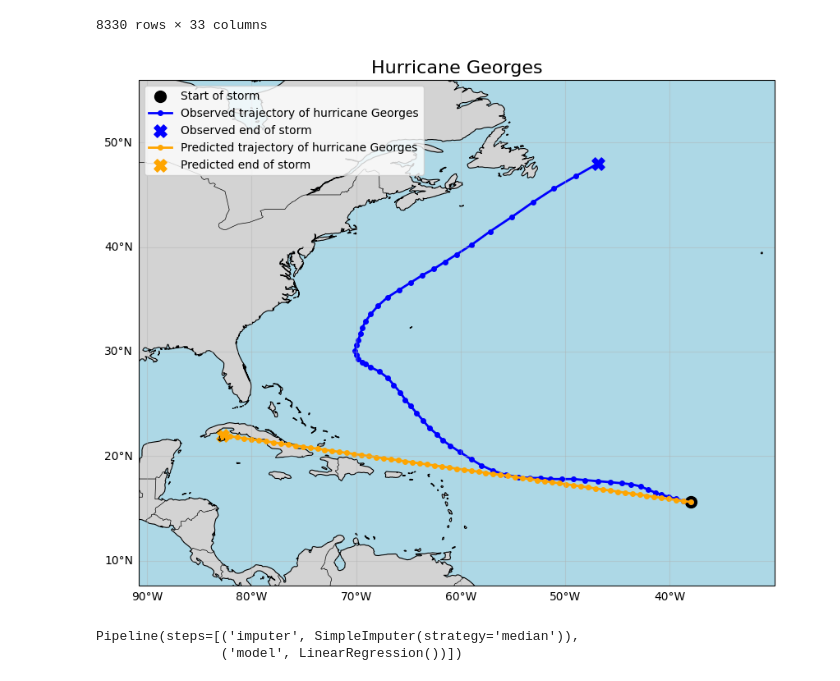
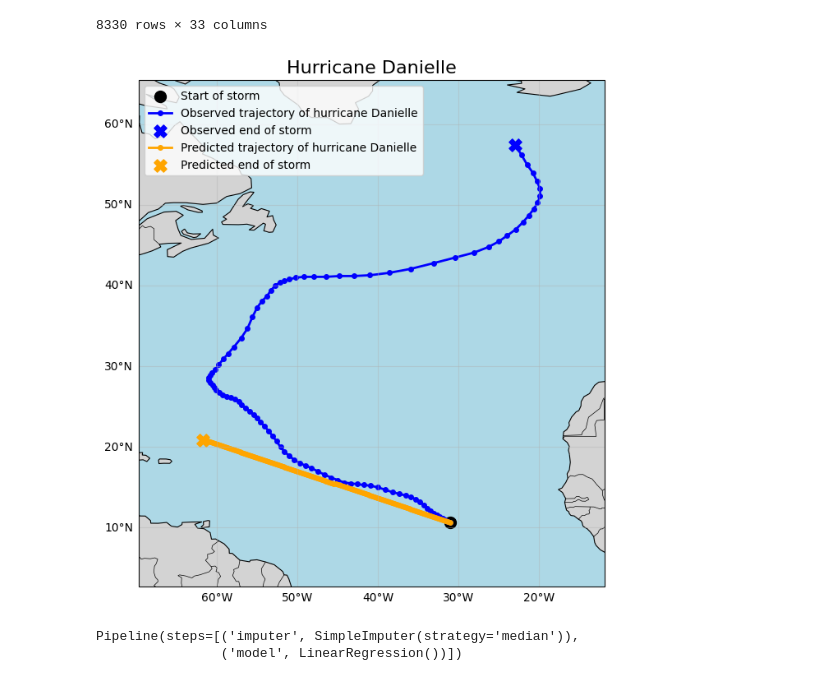
Before and after one commit to tomneisel/hurricane-trajectory, a Jupyter notebook: notebooks/trajectory_prediction.ipynb, the cells around one changed output. Saved outputs shown, nothing was run; the diff lists cells and outputs as text; code cells hidden in the pictures.

```diff
--- a/notebooks/trajectory_prediction.ipynb
+++ b/notebooks/trajectory_prediction.ipynb
@@ -97,30 +97,30 @@ test_df
 # %%
 def predict_storm_linear(df_initial: pd.DataFrame, n_predictions: int):
 
     last_lon, last_lat = df_initial.iloc[-1]["LON"], df_initial.iloc[-1]["LAT"]
     last_delta_lon, last_delta_lat = df_initial.iloc[-1]["DELTA_LON"], df_initial.iloc[-1]["DELTA_LAT"]
 
     for i in range(1, n_predictions + 1):
 
         lon_prediction = last_lon + i * last_delta_lon
         lat_prediction = last_lat + i * last_delta_lat
 
         movement_prediction = pd.DataFrame({
-            "LON": [lon_prediction],
-            "LAT": [lat_prediction]
+            "LAT": [lat_prediction],
+            "LON": [lon_prediction]
         })
 
         df_initial = pd.concat([df_initial, movement_prediction], ignore_index=True)
 
     return df_initial
 
-first_hurricane = test_df[test_df["SID"] == test_df.iloc[50]["SID"]]
+test_hurricane = test_df[test_df["SID"] == test_df.iloc[4650]["SID"]]
 
-first_hurricane_prediction = predict_storm_linear(first_hurricane.iloc[0:2], len(first_hurricane))
+test_hurricane_prediction = predict_storm_linear(test_hurricane.iloc[0:2], len(test_hurricane))
 
-plot_hurricane(first_hurricane, first_hurricane_prediction)
+plot_hurricane(test_hurricane, test_hurricane_prediction)
 # %% [output]
-[figure, old version]
+[figure, new version]
 # %%
 def create_sequences(df: pd.DataFrame, window_size=4):
     X = []
```
Also changed, not shown: parts of 7 cells of this notebook.
